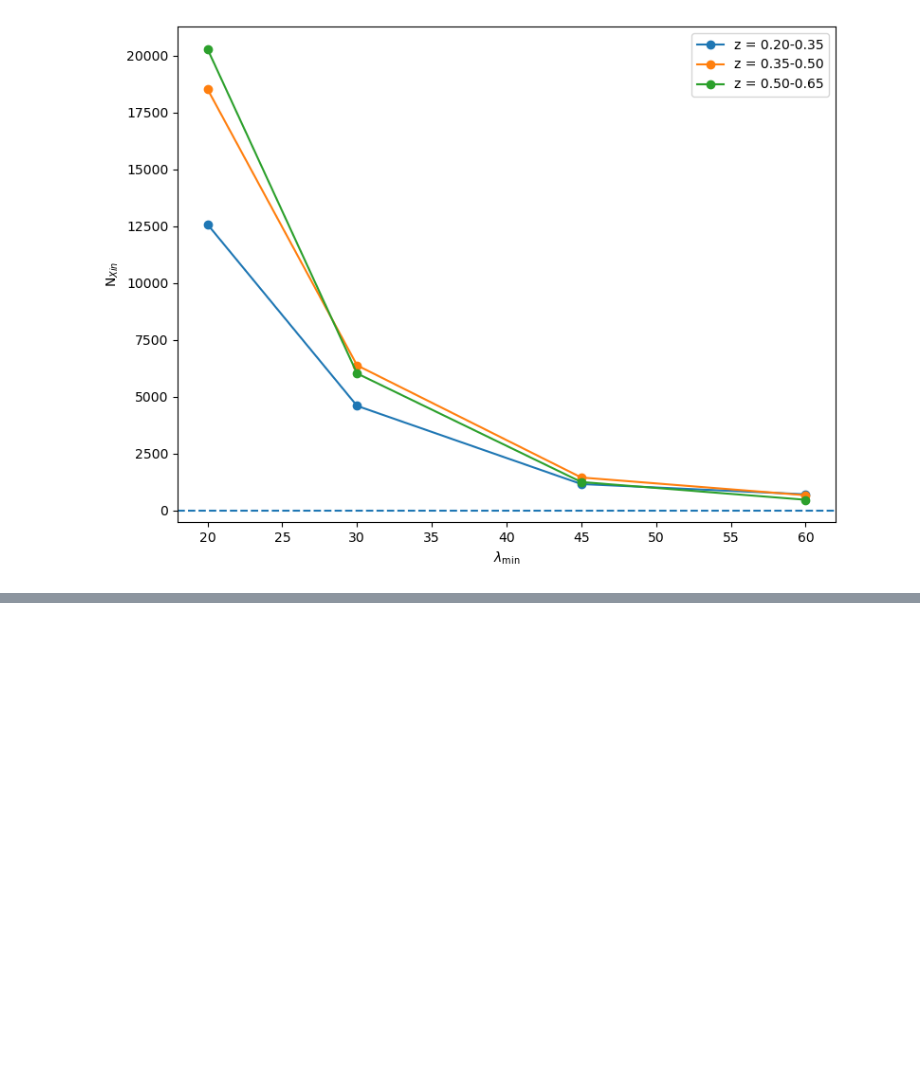
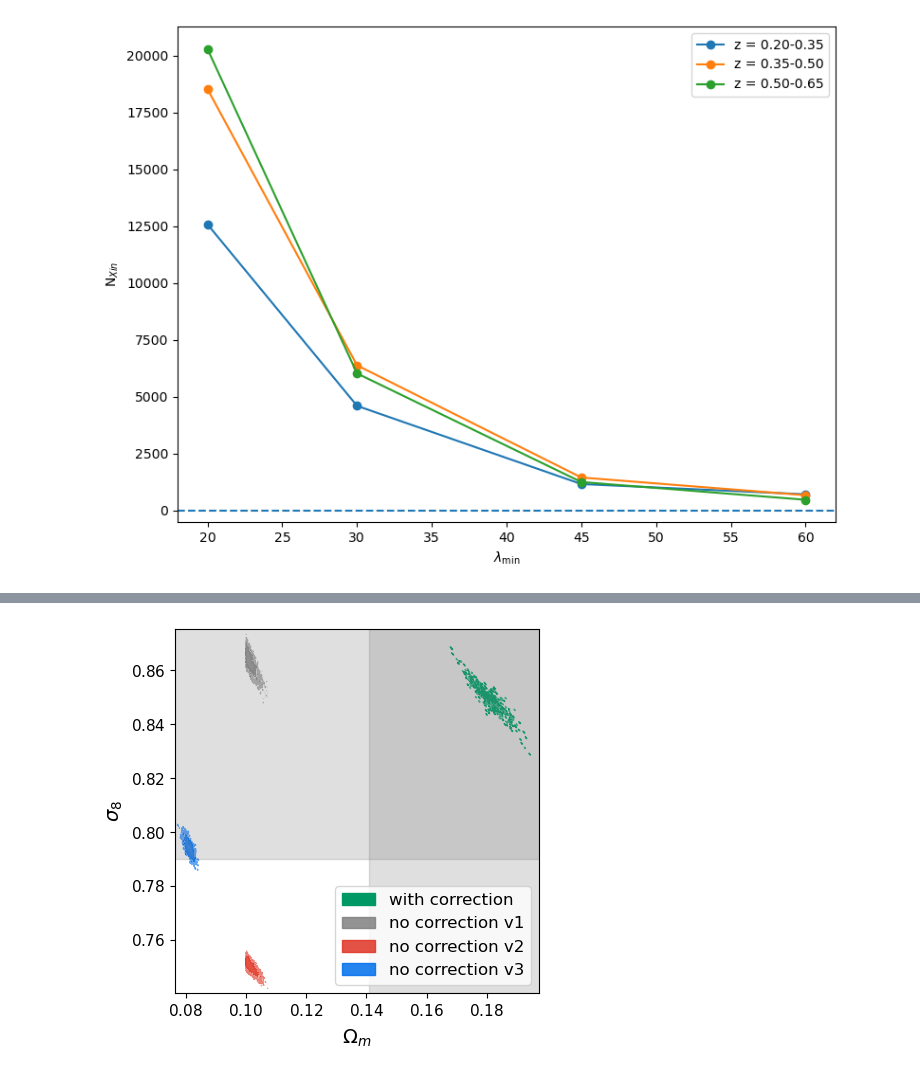
Before and after one commit to xtang126/cluster-catalog, a Jupyter notebook: notebooks/fitting_results.ipynb, the cells around one changed output, grey strips where cells are left out. Cells and saved outputs as stored; diff of their text form; code cells hidden in the pictures; blank space fills up the shorter version.

```diff
--- a/notebooks/fitting_results.ipynb
+++ b/notebooks/fitting_results.ipynb
@@ -794,3 +794,99 @@ plt.tight_layout()
 plt.show()
 # %% [output]
 [figure]
+# %%
+import pandas as pd
+import matplotlib.pyplot as plt
+from getdist import plots, MCSamples
+
+# v1c
+df = pd.read_csv("../output/desy1_abundance_fit_v2_corrected.txt", sep=r"\s+", comment="#", header=None)
+df = df.iloc[int(len(df)*0.3):].reset_index(drop=True)
+df.columns = ["omega_m", "sigma8", "prior", "posterior"]
+
+# v1
+df1 = pd.read_csv("../output/desy1_abundance_fit_v1.txt", sep=r"\s+", comment="#", header=None)
+df1 = df1.iloc[int(len(df1)*0.3):].reset_index(drop=True)
+df1.columns = ["omega_m", "sigma8", "prior", "posterior"]
+
+#v2
+df2 = pd.read_csv("../output/desy1_abundance_fit_v2.txt", sep=r"\s+", comment="#", header=None)
+df2 = df2.iloc[int(len(df2)*0.3):].reset_index(drop=True)
+df2.columns = ["omega_m", "sigma8", "prior", "posterior"]
+
+#v3
+df3 = pd.read_csv("../output/desy1_abundance_fit_v3_nocorrection.txt", sep=r"\s+", comment="#", header=None)
+df3 = df3.iloc[int(len(df3)*0.3):].reset_index(drop=True)
+df3.columns = ["omega_m", "sigma8", "prior", "posterior"]
+
+#v4
+df4 = pd.read_csv("../output/desy1_nocor_v4.txt", sep=r"\s+", comment="#", header=None)
+df4 = df4.iloc[int(len(df4)*0.3):].reset_index(drop=True)
+df4.columns = ["omega_m", "sigma8", "prior", "posterior"]
+
+mc_v1c = MCSamples(samples=df[["omega_m", "sigma8"]].values,
+                  names=["omega_m", "sigma8"],
+                  labels=[r"\Omega_m", r"\sigma_8"],
+                  label="v1c")
+
+mc_v1 = MCSamples(samples=df1[["omega_m", "sigma8"]].values,
+                  names=["omega_m", "sigma8"],
+                  labels=[r"\Omega_m", r"\sigma_8"],
+                  label="v1")
+
+mc_v2 = MCSamples(samples=df2[["omega_m", "sigma8"]].values,
+                  names=["omega_m", "sigma8"],
+                  labels=[r"\Omega_m", r"\sigma_8"],
+                  label="v2")
+
+mc_v3 = MCSamples(samples=df3[["omega_m", "sigma8"]].values,
+                  names=["omega_m", "sigma8"],
+                  labels=[r"\Omega_m", r"\sigma_8"],
+                  label="v3")
+
+mc_v4 = MCSamples(samples=df4[["omega_m", "sigma8"]].values,
+                  names=["omega_m", "sigma8"],
+                  labels=[r"\Omega_m", r"\sigma_8"],
+                  label="v4")
+
+g = plots.get_single_plotter(width_inch=6)
+g.plot_2d([mc_v1c, mc_v1, mc_v2, mc_v3], "omega_m", "sigma8", filled=True)
+
+
+ax = plt.gca()
+ax.set_box_aspect(1)
+
+ax = plt.gca()
+
+# central values
+omega_m = 0.179
+sigma8 = 0.85
+
+# 1σ asymmetric errors
+omega_m_low, omega_m_high = 0.038, 0.031
+sigma8_low, sigma8_high = 0.06, 0.04
+
+# --- vertical band (Ωm) ---
+ax.axvspan(
+    omega_m - omega_m_low,
+    omega_m + omega_m_high,
+    color='grey',
+    alpha=0.25
+)
+
+# --- horizontal band (σ8) ---
+ax.axhspan(
+    sigma8 - sigma8_low,
+    sigma8 + sigma8_high,
+    color='grey',
+    alpha=0.25
+)
+
+g.add_legend(
+    ["with correction", "no correction v1", "no correction v2", "no correction v3"],
+    legend_loc="lower right"
+)
+
+
+plt.show()
+# %% [output]
@@ -796,0 +900 @@ plt.show()
+[figure, added]
```
Also changed, not shown: parts of 1 cell of this notebook, 4 other files.
